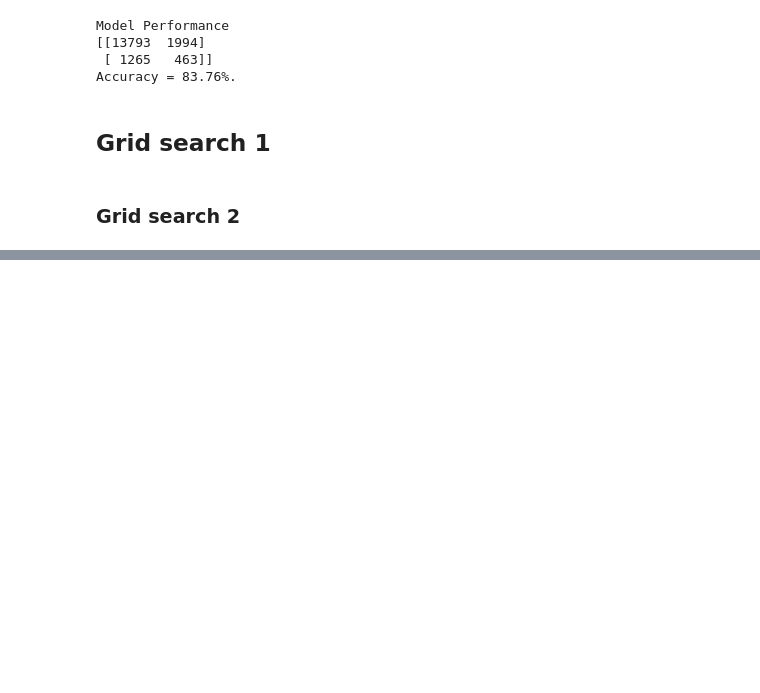
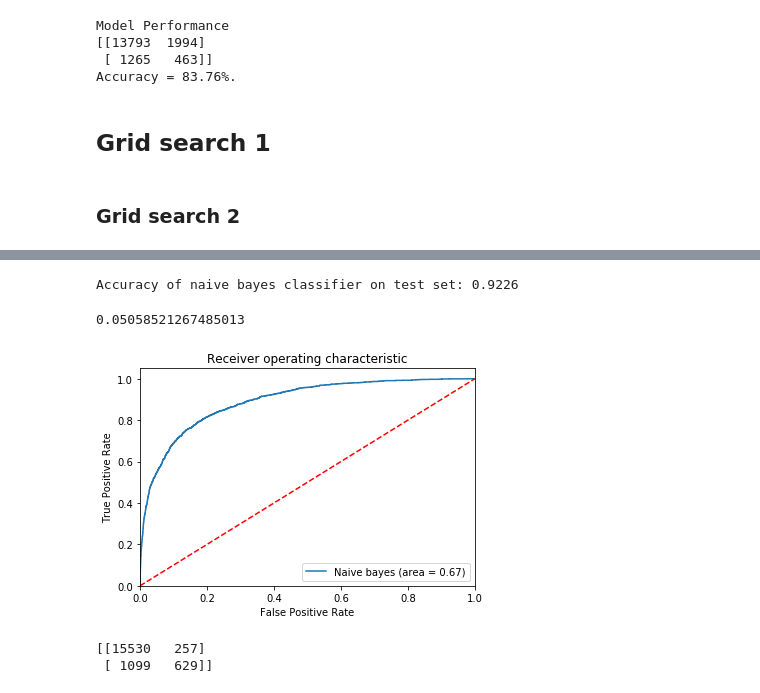
Before and after one commit to JakobGM/machine-learning-course, a Jupyter notebook: project/berild.ipynb, the cells around one changed output, grey strips where cells are left out. Drawn from its saved outputs; the diff is of its cells as text; code cells hidden in the pictures; blank space fills up the shorter version.

```diff
--- a/project/berild.ipynb
+++ b/project/berild.ipynb
@@ -228,0 +375,33 @@ pickle.dump(model, open(filename, 'wb'))
+# %%
+from sklearn.naive_bayes import GaussianNB
+gnb = GaussianNB()
+y_pred = gnb.fit(train_features, train_response).predict(test_features)
+print('Accuracy of naive bayes classifier on test set: {:.4f}'.format(gnb.score(test_features, test_response)))
+# %% [output]
+Accuracy of naive bayes classifier on test set: 0.9226
+# %%
+y_pred.sum()/y_pred.size
+# %% [output]
+0.05058521267485013
+# %%
+gnb_roc_auc = roc_auc_score(test_response, gnb.predict(test_features))
+fpr, tpr, thresholds = roc_curve(test_response, gnb.predict_proba(test_features)[:,1])
+plt.figure()
+plt.plot(fpr, tpr, label='Naive bayes (area = %0.2f)' % gnb_roc_auc)
+plt.plot([0, 1], [0, 1],'r--')
+plt.xlim([0.0, 1.0])
+plt.ylim([0.0, 1.05])
+plt.xlabel('False Positive Rate')
+plt.ylabel('True Positive Rate')
+plt.title('Receiver operating characteristic')
+plt.legend(loc="lower right")
+plt.savefig('Log_ROC')
+plt.show()
+# %% [output]
+[figure, added]
+# %%
+conf_mat = confusion_matrix(test_response, y_pred)
+print(conf_mat)
+# %% [output]
+[[15530   257]
+ [ 1099   629]]
```
Also changed, not shown: parts of 20 cells of this notebook, 2 other files.
